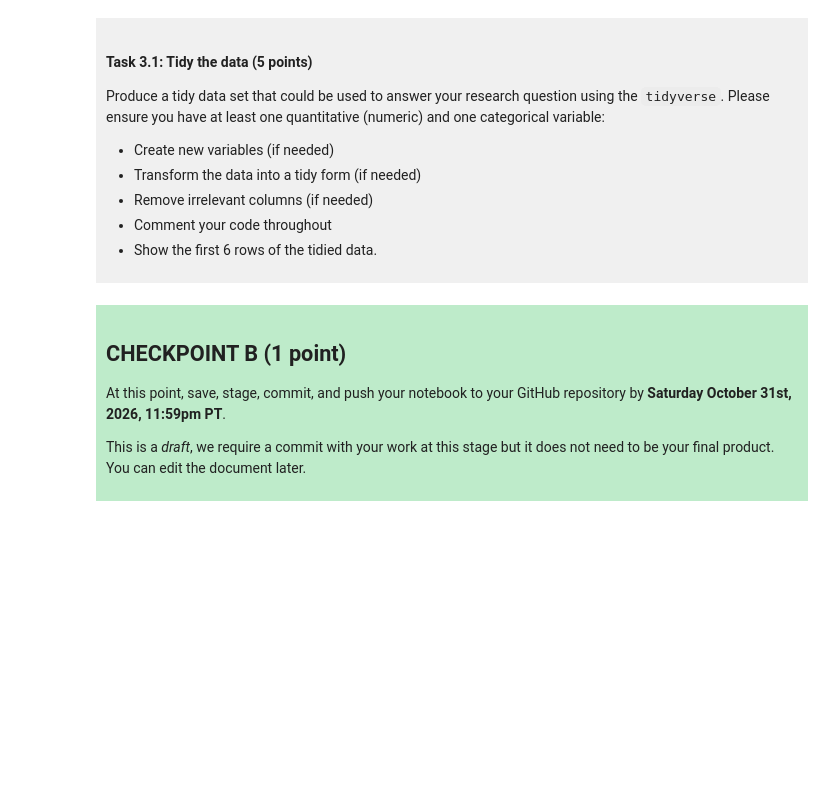
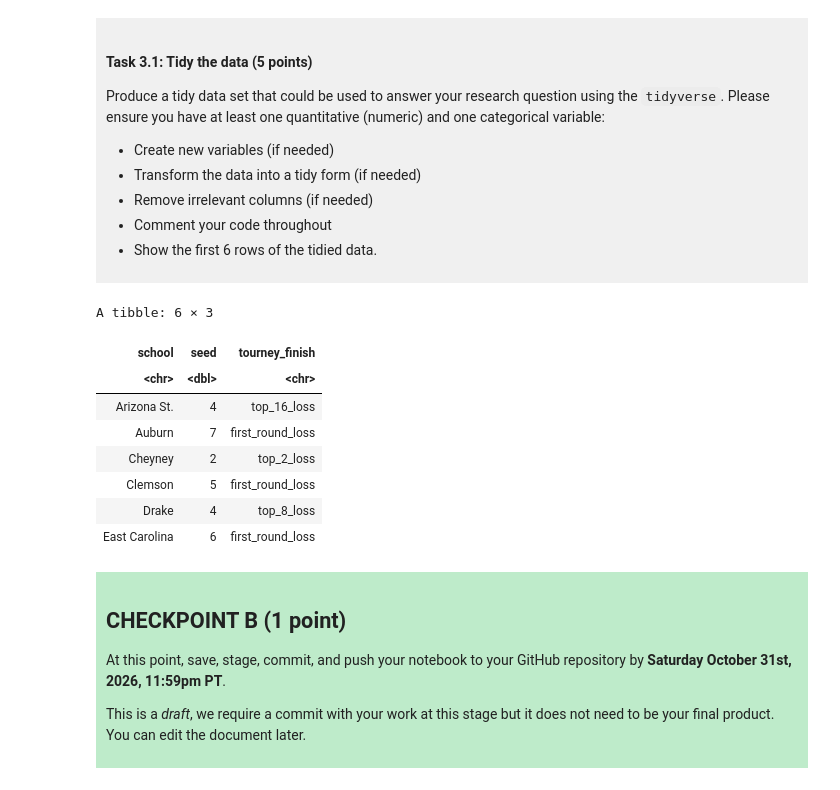
Before and after one commit to AngelinaHan12265/dsci-100-project-angelina-han, a Jupyter notebook: dsci-100-project-notebook.ipynb, the cells around one changed output. Cells and saved outputs as stored; diff of their text form; code cells hidden in the pictures; blank space fills up the shorter version.

```diff
--- a/dsci-100-project-notebook.ipynb
+++ b/dsci-100-project-notebook.ipynb
@@ -189,7 +208,19 @@ Produce a tidy data set that could be used to answer your research question usin
 
 </div>
 # %%
-### EDIT THIS CODE CELL ###
+womens_tidy <- womens_data |>
+    select(school, seed, tourney_finish)
+head(womens_tidy)
+# %% [output]
+A tibble: 6 × 3
+| school | seed | tourney_finish |
+| <chr> | <dbl> | <chr> |
+| Arizona St. | 4 | top_16_loss |
+| Auburn | 7 | first_round_loss |
+| Cheyney | 2 | top_2_loss |
+| Clemson | 5 | first_round_loss |
+| Drake | 4 | top_8_loss |
+| East Carolina | 6 | first_round_loss |
 # %% [markdown]
 <div style="background-color: #beebca; padding: 10px;">
 
```
Also changed, not shown: parts of 3 cells of this notebook.
